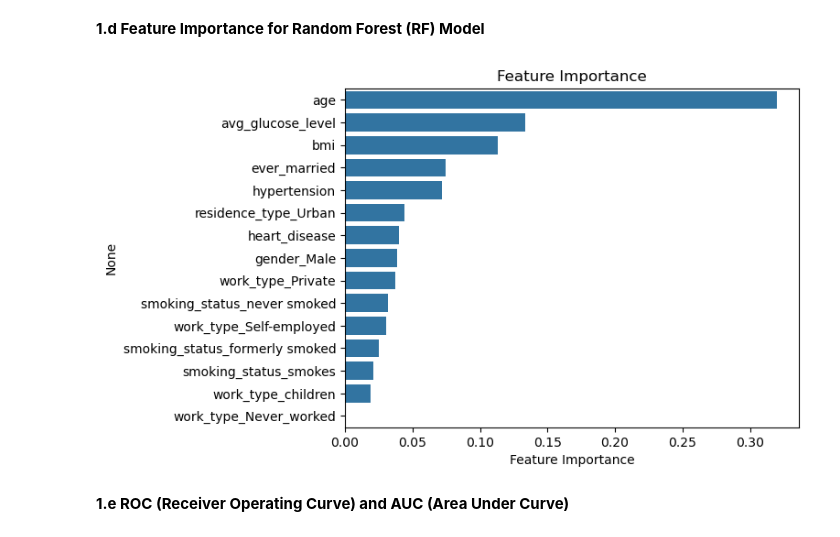
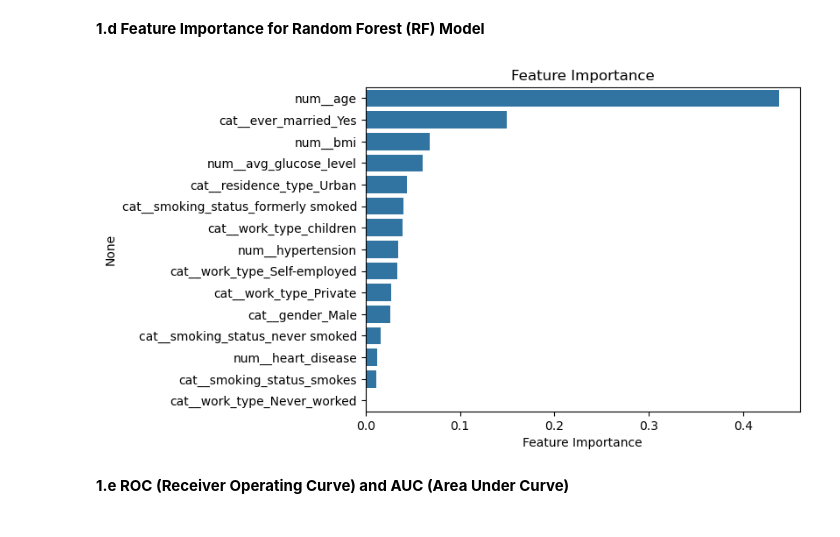
Before and after one commit to Elrayes977/Depi_Data_Science_Project, a Jupyter notebook: Stroke_Final/stroke.ipynb, the cells around one changed output. Cells and saved outputs as stored; diff of their text form; code cells hidden in the pictures.

```diff
--- a/Stroke_Final/stroke.ipynb
+++ b/Stroke_Final/stroke.ipynb
@@ -822,5 +582,0 @@ weighted avg       0.96      0.85      0.89      3906
-# %%
-y_pred  = (rf.predict_proba(X_train_prep)[:,1] > 0.6).astype(int)
-
-print(classification_report(y_train, y_pred))
-sns.heatmap(confusion_matrix(y_train, y_pred), annot=True, fmt='.0f')
@@ -846,15 +582,0 @@ sns.lineplot(x=recall, y=precision)
-# %%
-rf = RandomForestClassifier(**best_param)
-rf.fit(X_train_prep, y_train)
-
-y_pred_train = rf.predict(X_train_prep)
-rmse_train = root_mean_squared_error(y_train, y_pred_train)
-r2_train = r2_score(y_train, y_pred_train)
-print(f'RMSE of Train: {rmse_train}')
-print(f'R2 of Train: {r2_train}')
-
-y_pred_test = rf.predict(X_test_prep)
-rmse_test = root_mean_squared_error(y_test, y_pred_test)
-r2_test = r2_score(y_test, y_pred_test)
-print(f'RMSE of Test: {rmse_test}')
-print(f'R2 of Test: {r2_test}')
@@ -905,7 +603,7 @@ def train_val(y_train, y_train_pred, y_test, y_pred):
 # %% [markdown]
 **1.a Modelling Random Forest (RF)**
 # %%
-RF_model = RandomForestClassifier(class_weight="balanced", random_state=42)
+RF_model = RandomForestClassifier(class_weight="balanced", random_state=42, max_depth=5)
 RF_model.fit(X_sample, y_sample)
 y_pred = RF_model.predict(X_test_prep)
 y_train_pred = RF_model.predict(X_sample)
@@ -1001,8 +699,8 @@ Best Estimator of GridSearchCV for Random Forest Model: RandomForestClassifier(m
 # %%
-RF_grid_model = RandomForestClassifier(max_depth=9, max_features=3, n_estimators=50, random_state=42, min_samples_split=2)
-RF_grid_model.fit(X_train, y_train)
-y_pred = RF_grid_model.predict(X_test)
-y_train_pred = RF_grid_model.predict(X_train)
+RF_grid_model = RandomForestClassifier(max_depth=9, max_features=4, n_estimators=50, random_state=42, min_samples_split=8)
+RF_grid_model.fit(X_sample, y_sample)
+y_pred = RF_grid_model.predict(X_test_prep)
+y_train_pred = RF_grid_model.predict(X_sample)
 
 rf_grid_f1 = f1_score(y_test, y_pred)
 rf_grid_acc = accuracy_score(y_test, y_pred)
@@ -1021,5 +719,5 @@ cm = confusion_matrix(y_test, y_pred)
 disp = ConfusionMatrixDisplay(confusion_matrix=cm, display_labels=RF_grid_model.classes_)
 disp.plot(cmap=plt.cm.Blues)
 
-train_val(y_train, y_train_pred, y_test, y_pred)
+train_val(y_sample, y_train_pred, y_test, y_pred)
 # %% [output]
@@ -1047,15 +745,15 @@ weighted avg       0.91      0.91      0.91      1872
 # %%
 RF_model.feature_importances_
 
-RF_feature_imp = pd.DataFrame(index = X_train.columns, data = RF_model.feature_importances_,
+RF_feature_imp = pd.DataFrame(index = X_sample.columns, data = RF_model.feature_importances_,
                               columns = ["Feature Importance"]).sort_values("Feature Importance", ascending = False)
 RF_feature_imp
 
 sns.barplot(x=RF_feature_imp["Feature Importance"], y=RF_feature_imp.index)
 plt.title("Feature Importance")
 plt.show()
 # %% [output]
-[figure, old version]
+[figure, new version]
 # %% [markdown]
 **1.e ROC (Receiver Operating Curve) and AUC (Area Under Curve)**
 # %%
```
Also changed, not shown: parts of 62 cells of this notebook, 2 other files.
